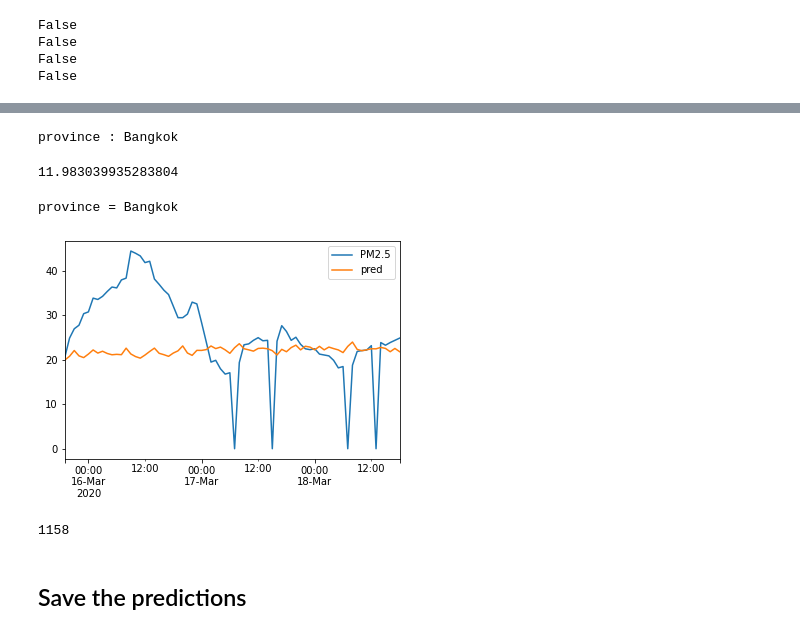
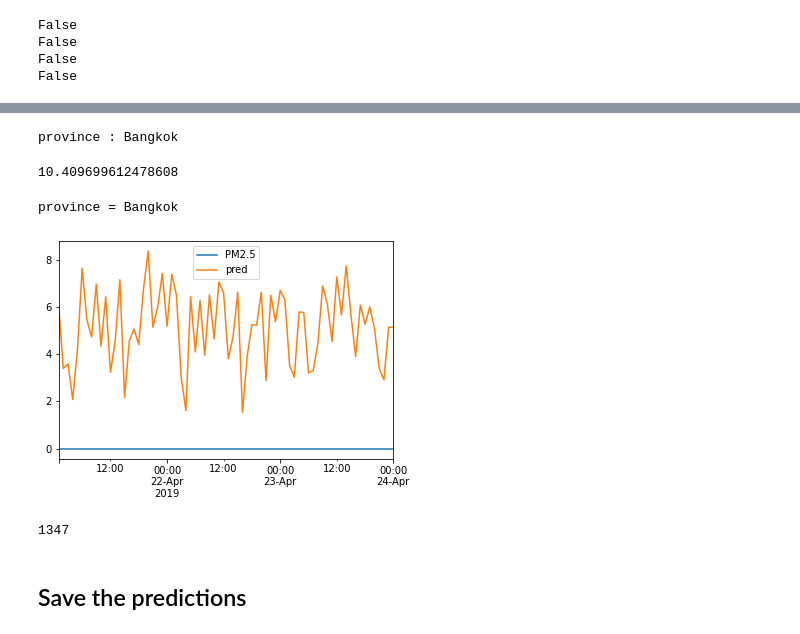
Before and after one commit to samsatp/PM25-DataScience-TermProject, a Jupyter notebook: 6. evaluation.ipynb, the cells around one changed output, grey strips where cells are left out. Saved outputs shown, nothing was run; the diff lists cells and outputs as text; code cells hidden in the pictures.

Commit message:
more models

```diff
--- a/6. evaluation.ipynb
+++ b/6. evaluation.ipynb
@@ -24,7 +24,7 @@ INFO:tensorflow:Enabling control flow v2
 # %%
 # Province and its model
 province = 'Bangkok'
-path = "./Models/Bangkok_run_2021_04_26-13_20_42_final_26Apr.h5"
+path = "./Models/Chiang Mai_run_2021_04_26-19_56_00_final_26Apr.h5"
 
 # Feature used
 feature_used = features
@@ -157,21 +157,21 @@ for i in range(len(pred)):
 np.mean(rmse)
 # %% [output]
 province : Bangkok
-11.983039935283804
+10.409699612478608
 # %%
-i = -1
+i = 134
 print('province =',province)
 h = y_train_scalers[province].inverse_transform(pred[i].numpy().reshape((-1,1)))
 k = Y_test[province][i].copy()
 k['pred'] = h
 k.plot();
 # %% [output]
 province = Bangkok
-[figure, old version]
+[figure, new version]
 # %%
-np.argmin(rmse)
+np.argmax(rmse)
 # %% [output]
-1158
+1347
 # %% [markdown]
 ## Save the predictions
 # %%
```
Also changed, not shown: parts of 3 cells of this notebook, 4 other files.
